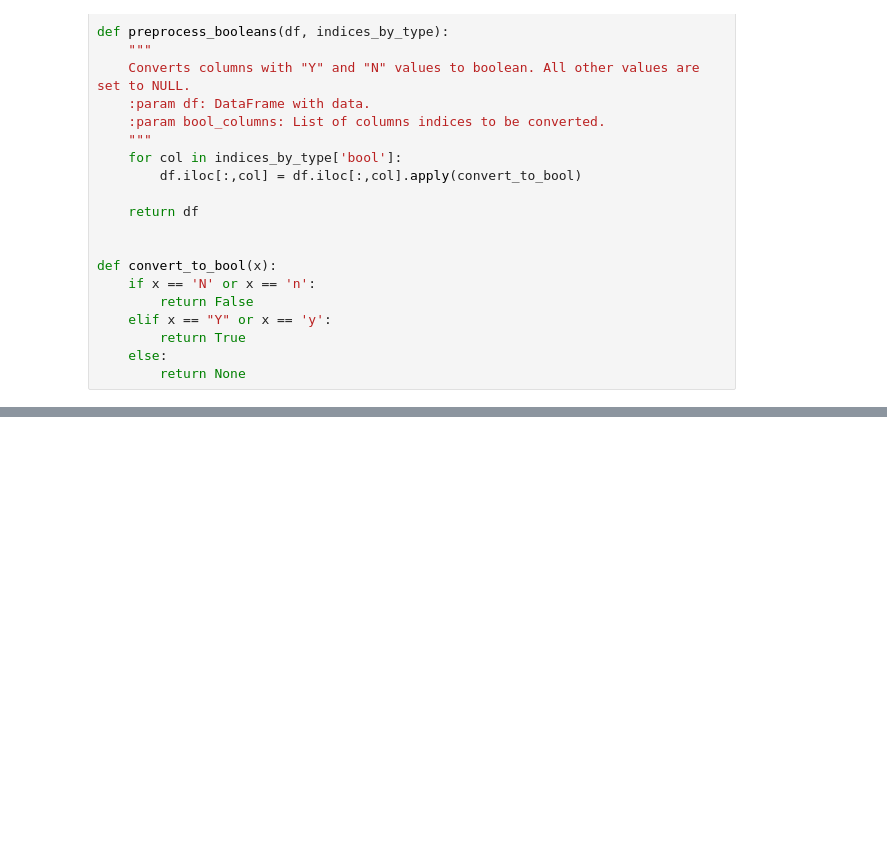
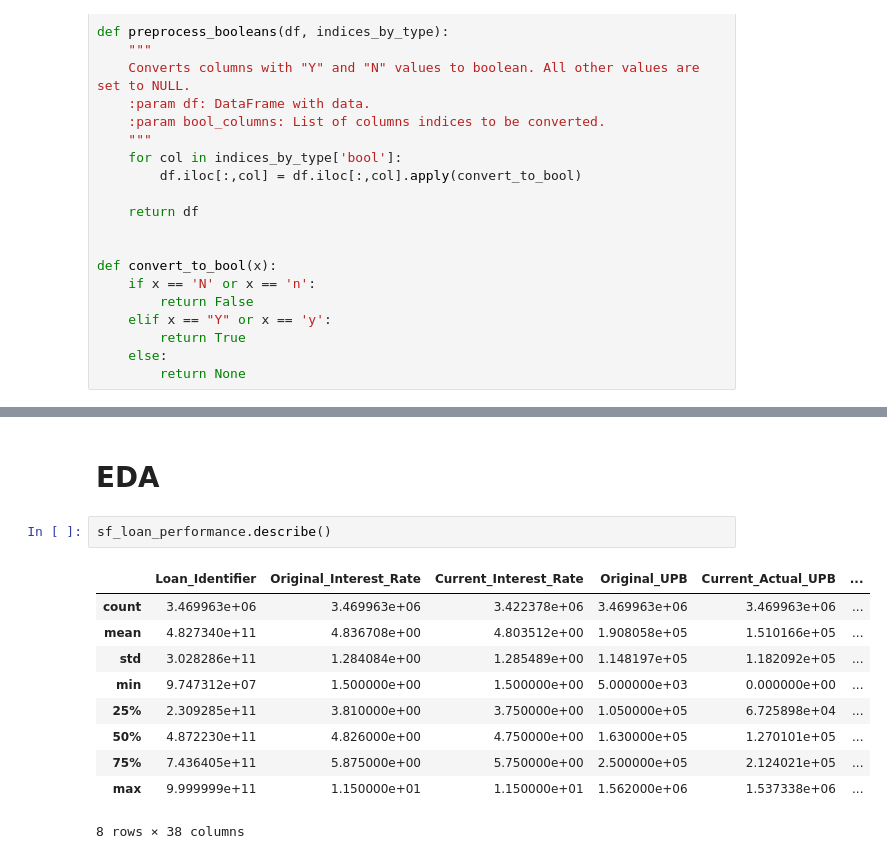
Before and after one commit to awkwardarm/Portfolio-Projects, a Jupyter notebook: 05 Mortgage Home Loan Analysis/sf_loan_performance.ipynb, the cells around one changed output, grey strips where cells are left out. Cells and saved outputs as stored; diff of their text form; blank space fills up the shorter version.

```diff
--- a/05 Mortgage Home Loan Analysis/sf_loan_performance.ipynb
+++ b/05 Mortgage Home Loan Analysis/sf_loan_performance.ipynb
@@ -88,0 +112,15 @@ sf_loan_performance.astype(non_numeric_schema)
+# %% [markdown]
+# EDA
+# %%
+sf_loan_performance.describe()
+# %% [output]
+|  | Loan_Identifier | Original_Interest_Rate | Current_Interest_Rate | Original_UPB | Current_Actual_UPB | ... |
+| count | 3.469963e+06 | 3.469963e+06 | 3.422378e+06 | 3.469963e+06 | 3.469963e+06 | ... |
+| mean | 4.827340e+11 | 4.836708e+00 | 4.803512e+00 | 1.908058e+05 | 1.510166e+05 | ... |
+| std | 3.028286e+11 | 1.284084e+00 | 1.285489e+00 | 1.148197e+05 | 1.182092e+05 | ... |
+| min | 9.747312e+07 | 1.500000e+00 | 1.500000e+00 | 5.000000e+03 | 0.000000e+00 | ... |
+| 25% | 2.309285e+11 | 3.810000e+00 | 3.750000e+00 | 1.050000e+05 | 6.725898e+04 | ... |
+| 50% | 4.872230e+11 | 4.826000e+00 | 4.750000e+00 | 1.630000e+05 | 1.270101e+05 | ... |
+| 75% | 7.436405e+11 | 5.875000e+00 | 5.750000e+00 | 2.500000e+05 | 2.124021e+05 | ... |
+| max | 9.999999e+11 | 1.150000e+01 | 1.150000e+01 | 1.562000e+06 | 1.537338e+06 | ... |
+8 rows × 38 columns
```
Also changed, not shown: parts of 6 cells of this notebook, 8 other files.
